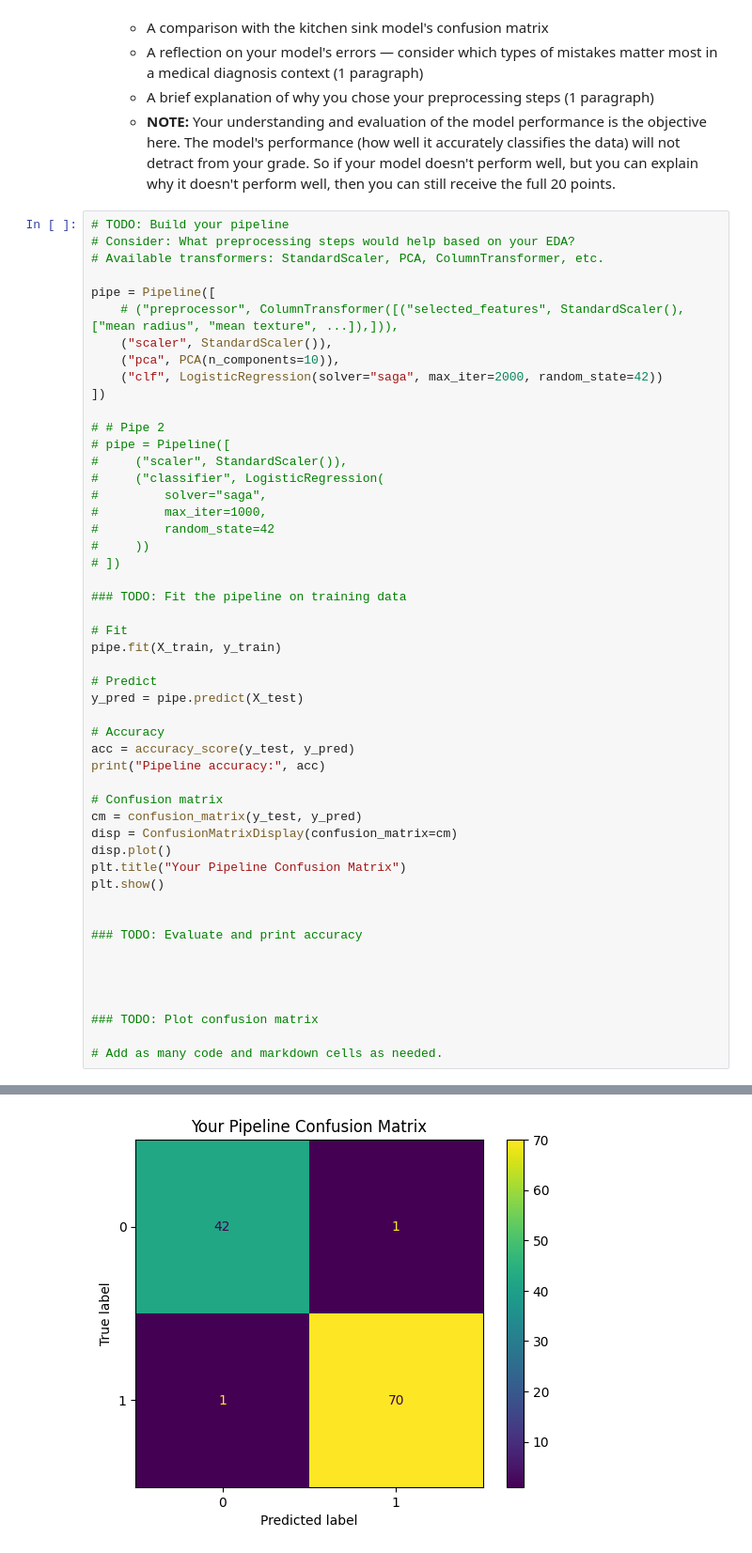
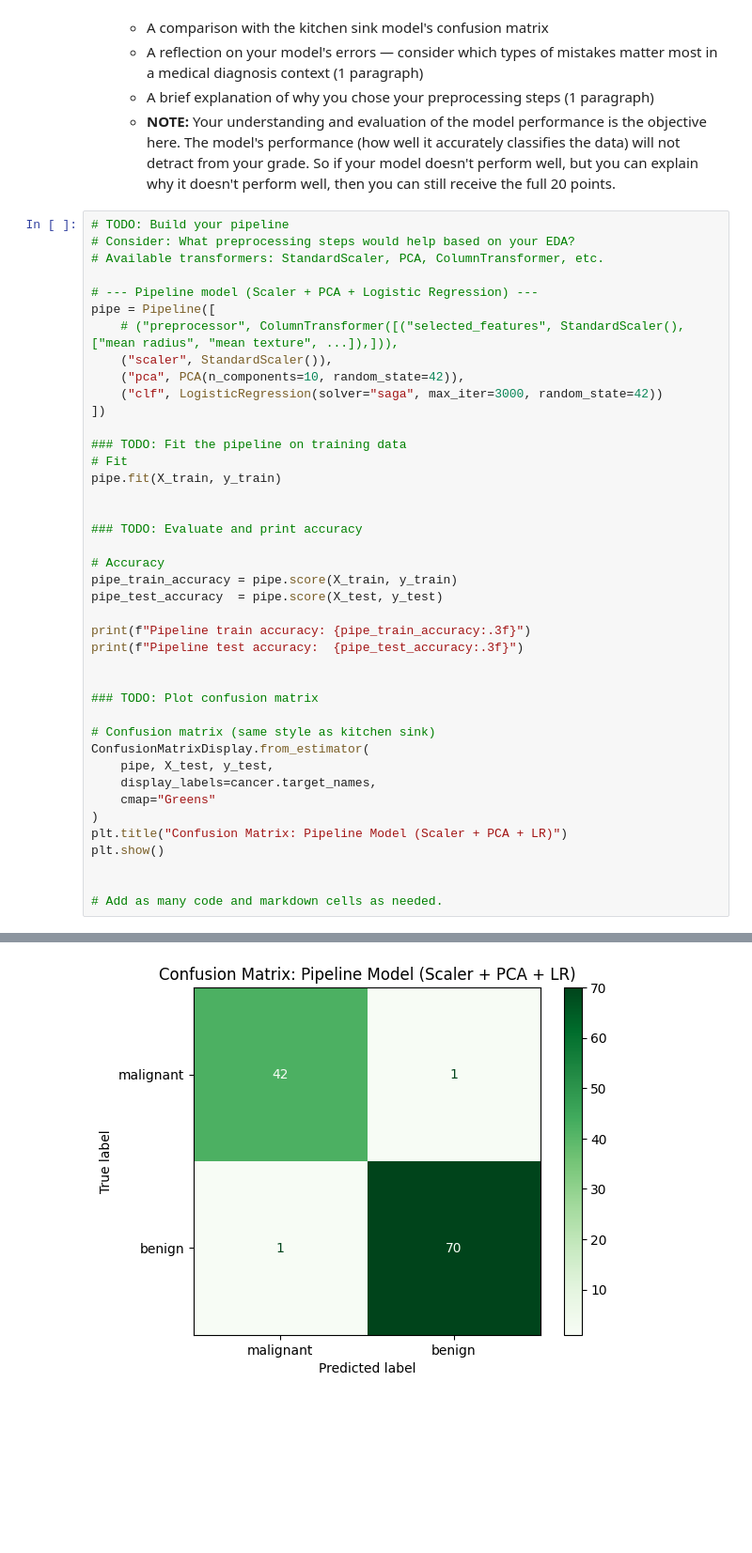
Before and after one commit to Decissions101/Assignment01, a Jupyter notebook: assignments/assignment01/assignment01.ipynb, the cells around one changed output, grey strips where cells are left out. Shown at 94% size. Saved outputs shown, nothing was run; the diff lists cells and outputs as text; blank space fills up the shorter version.

```diff
--- a/assignments/assignment01/assignment01.ipynb
+++ b/assignments/assignment01/assignment01.ipynb
@@ -422,49 +422,40 @@ Pipeline([
 # Consider: What preprocessing steps would help based on your EDA?
 # Available transformers: StandardScaler, PCA, ColumnTransformer, etc.
 
+# --- Pipeline model (Scaler + PCA + Logistic Regression) ---
 pipe = Pipeline([
     # ("preprocessor", ColumnTransformer([("selected_features", StandardScaler(), ["mean radius", "mean texture", ...]),])),
     ("scaler", StandardScaler()),
-    ("pca", PCA(n_components=10)),
-    ("clf", LogisticRegression(solver="saga", max_iter=2000, random_state=42))
+    ("pca", PCA(n_components=10, random_state=42)),
+    ("clf", LogisticRegression(solver="saga", max_iter=3000, random_state=42))
 ])
 
-# # Pipe 2
-# pipe = Pipeline([
-#     ("scaler", StandardScaler()),
-#     ("classifier", LogisticRegression(
-#         solver="saga",
-#         max_iter=1000,
-#         random_state=42
-#     ))
-# ])
-
 ### TODO: Fit the pipeline on training data
-
 # Fit
 pipe.fit(X_train, y_train)
-
-# Predict
-y_pred = pipe.predict(X_test)
-
-# Accuracy
-acc = accuracy_score(y_test, y_pred)
-print("Pipeline accuracy:", acc)
-
-# Confusion matrix
-cm = confusion_matrix(y_test, y_pred)
-disp = ConfusionMatrixDisplay(confusion_matrix=cm)
-disp.plot()
-plt.title("Your Pipeline Confusion Matrix")
-plt.show()
 
 
 ### TODO: Evaluate and print accuracy
 
+# Accuracy
+pipe_train_accuracy = pipe.score(X_train, y_train)
+pipe_test_accuracy  = pipe.score(X_test, y_test)
 
+print(f"Pipeline train accuracy: {pipe_train_accuracy:.3f}")
+print(f"Pipeline test accuracy:  {pipe_test_accuracy:.3f}")
 
 
 ### TODO: Plot confusion matrix
 
+# Confusion matrix (same style as kitchen sink)
+ConfusionMatrixDisplay.from_estimator(
+    pipe, X_test, y_test,
+    display_labels=cancer.target_names,
+    cmap="Greens"
+)
+plt.title("Confusion Matrix: Pipeline Model (Scaler + PCA + LR)")
+plt.show()
+
+
 # Add as many code and markdown cells as needed.
 # %% [output]
@@ -472 +464 @@ Pipeline accuracy: 0.9824561403508771
-[figure, old version]
+[figure, new version]
```
Also changed, not shown: parts of 1 cell of this notebook.
